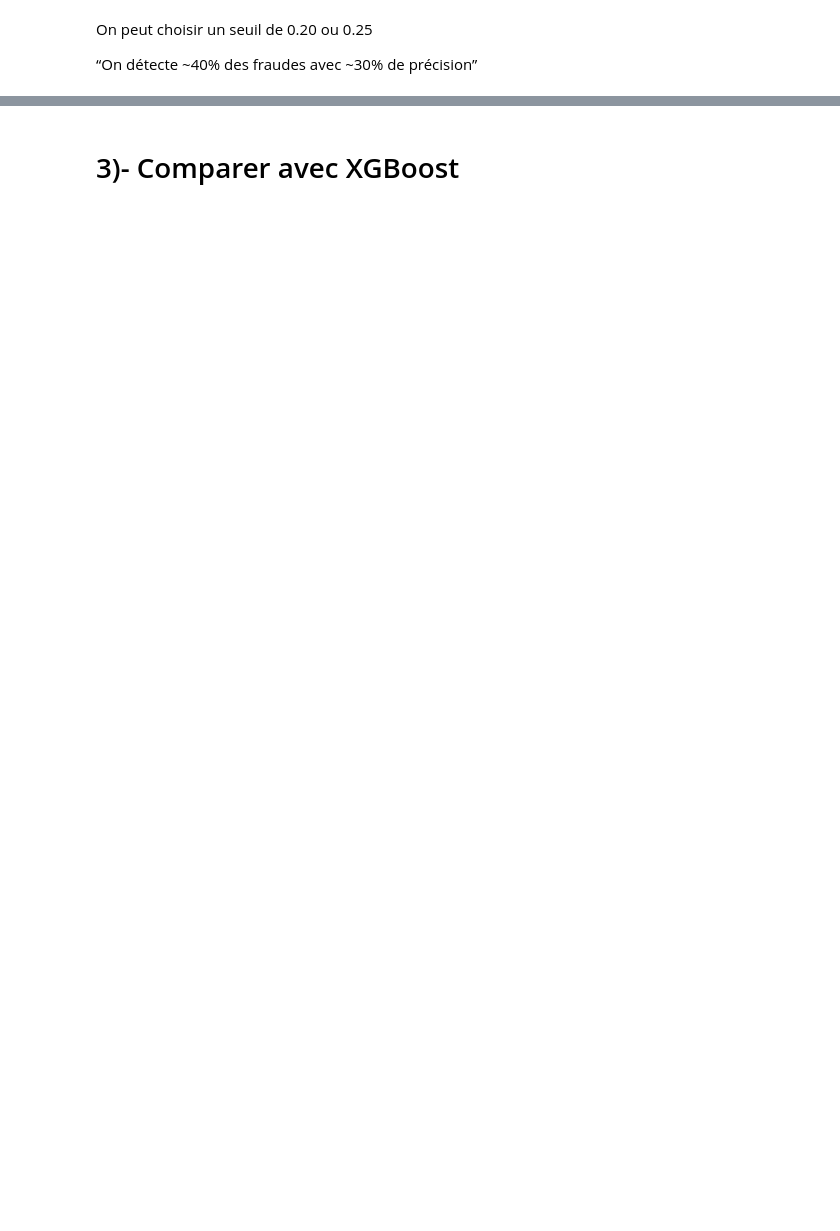
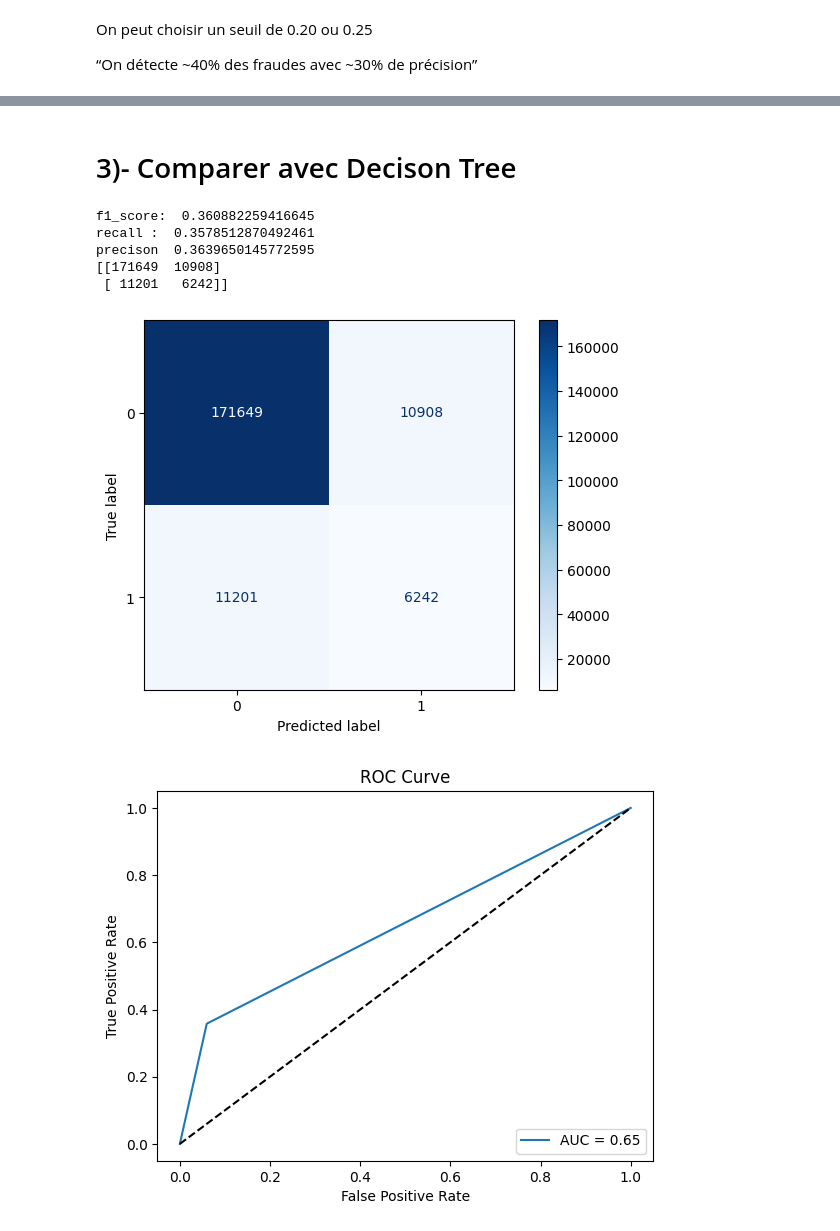
Before and after one commit to RajaaLebnaiti/Credit-Card-Fraud-Dtection-Project, a Jupyter notebook: src/notebooks/03_Models.ipynb, the cells around one changed output, grey strips where cells are left out. Drawn from its saved outputs; the diff is of its cells as text; code cells hidden in the pictures; blank space fills up the shorter version.

```diff
--- a/src/notebooks/03_Models.ipynb
+++ b/src/notebooks/03_Models.ipynb
@@ -226,2 +230,44 @@ with mlflow.start_run(run_name="RandomForestModelWithTreshold"):
 # %% [markdown]
-# 3)- Comparer avec XGBoost
+# 3)- Comparer avec Decison Tree
+# %%
+decison_tree_model = DecisionTreeClassifier()
+decison_tree_model.fit(X_train, y_train)
+
+y_pred = decison_tree_model.predict(X_test)
+f1_score_DT = f1_score(y_test, y_pred)
+recall_score_DT = recall_score(y_test, y_pred)
+precision_score_DT = precision_score(y_test, y_pred)
+# %%
+print("f1_score: ",f1_score_DT )
+print("recall : ", recall_score_DT)
+print("precison ", precision_score_DT )
+
+
+# Matrice de confusion
+conf_mat_DT = confusion_matrix(y_test, y_pred)
+print(conf_mat_DT)
+
+disp = ConfusionMatrixDisplay(confusion_matrix=conf_mat_DT)
+disp.plot(cmap='Blues', values_format='d')
+plt.show()
+
+# Roc-Auc curve
+fpr, tpr, thresholds = roc_curve(y_test, y_pred)
+auc_score = roc_auc_score(y_test, y_pred)
+
+# Plot the ROC curve
+plt.plot(fpr, tpr, label='AUC = {:.2f}'.format(auc_score))
+plt.plot([0, 1], [0, 1], 'k--')
+plt.xlabel('False Positive Rate')
+plt.ylabel('True Positive Rate')
+plt.title('ROC Curve')
+plt.legend(loc='lower right')
+plt.show()
+# %% [output]
+f1_score:  0.360882259416645
+recall :  0.3578512870492461
+precison  0.3639650145772595
+[[171649  10908]
+ [ 11201   6242]]
+[figure, added]
+[figure, added]
```
Also changed, not shown: parts of 21 cells of this notebook, 1 other file.
